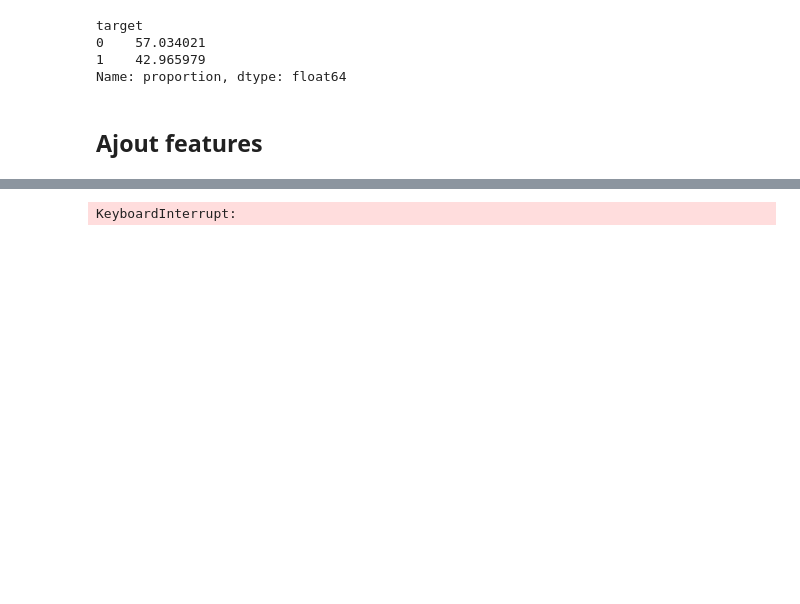
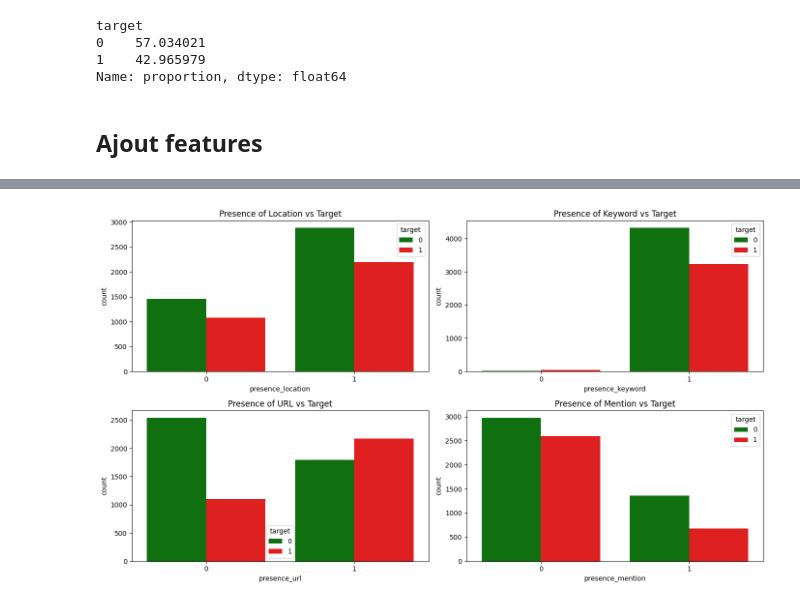
Before and after one commit to ines-lorquet/eye-of-emergency, a Jupyter notebook: Notebook/1_EDA.ipynb, the cells around one changed output, grey strips where cells are left out. Saved outputs shown, nothing was run; the diff lists cells and outputs as text; code cells hidden in the pictures; blank space fills up the shorter version.

```diff
--- a/Notebook/1_EDA.ipynb
+++ b/Notebook/1_EDA.ipynb
@@ -318,20 +226,18 @@ summary[ordered_cols]
-# %%
-DISASTER_TWEETS = df['target'] == 1
-
-# Création de la figure avec sous-graphiques
-fig, axes = plt.subplots(nrows=len(df[num_cols]), ncols=1, figsize=(12, 40), dpi=100)
-
-# Pour chaque feature, on trace deux courbes : disaster vs non-disaster
-for i, feature in enumerate(df[num_cols]):
-    sns.histplot(data=df, x=feature, hue='target', kde=True, ax=axes[i], bins=30,
-                 palette={0: "green", 1: "red"}, element="step", stat="density")
-
-    axes[i].set_title(f'Distribution of {feature} by Target', fontsize=13)
-    axes[i].set_xlabel('')
-    axes[i].tick_params(axis='x', labelsize=12)
-    axes[i].tick_params(axis='y', labelsize=12)
-
-plt.tight_layout()
-plt.show()
-# %% [output]
-KeyboardInterrupt:
+# %%
+fig, axes = plt.subplots(2, 2, figsize=(14, 8))  # 2 lignes, 2 colonnes
+
+# Liste des variables binaires à afficher
+features = ['presence_location', 'presence_keyword', 'presence_url', 'presence_mention']
+titles = ['Presence of Location', 'Presence of Keyword', 'Presence of URL', 'Presence of Mention']
+
+# Boucle sur les 4 features et leur position dans la grille
+for i, (feature, title) in enumerate(zip(features, titles)):
+    row = i // 2
+    col = i % 2
+    sns.countplot(data=df, x=feature, hue='target', ax=axes[row][col], palette={0: 'green', 1: 'red'})
+    axes[row][col].set_title(f"{title} vs Target")
+
+plt.tight_layout()
+plt.show()
+# %% [output]
+[figure, added]
```
Also changed, not shown: parts of 16 cells of this notebook, 5 other files.
